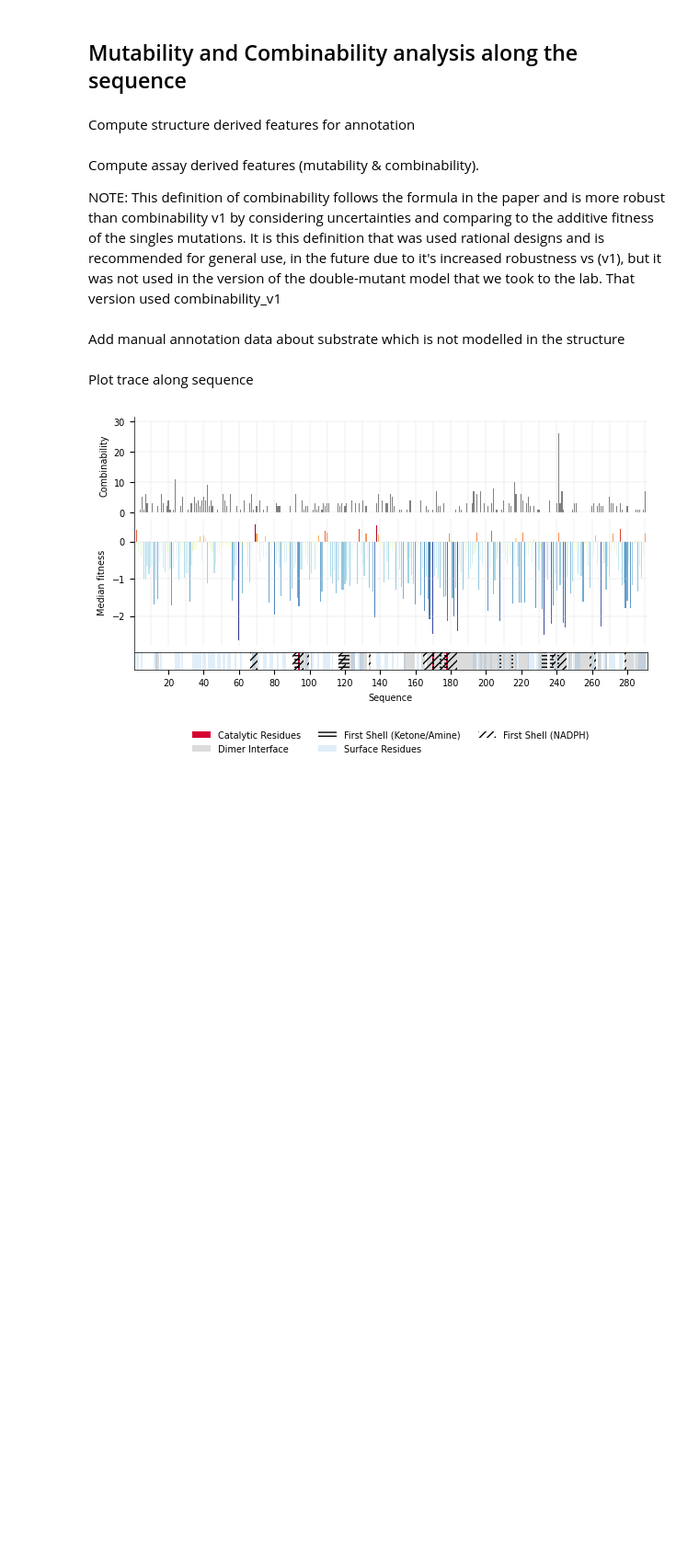
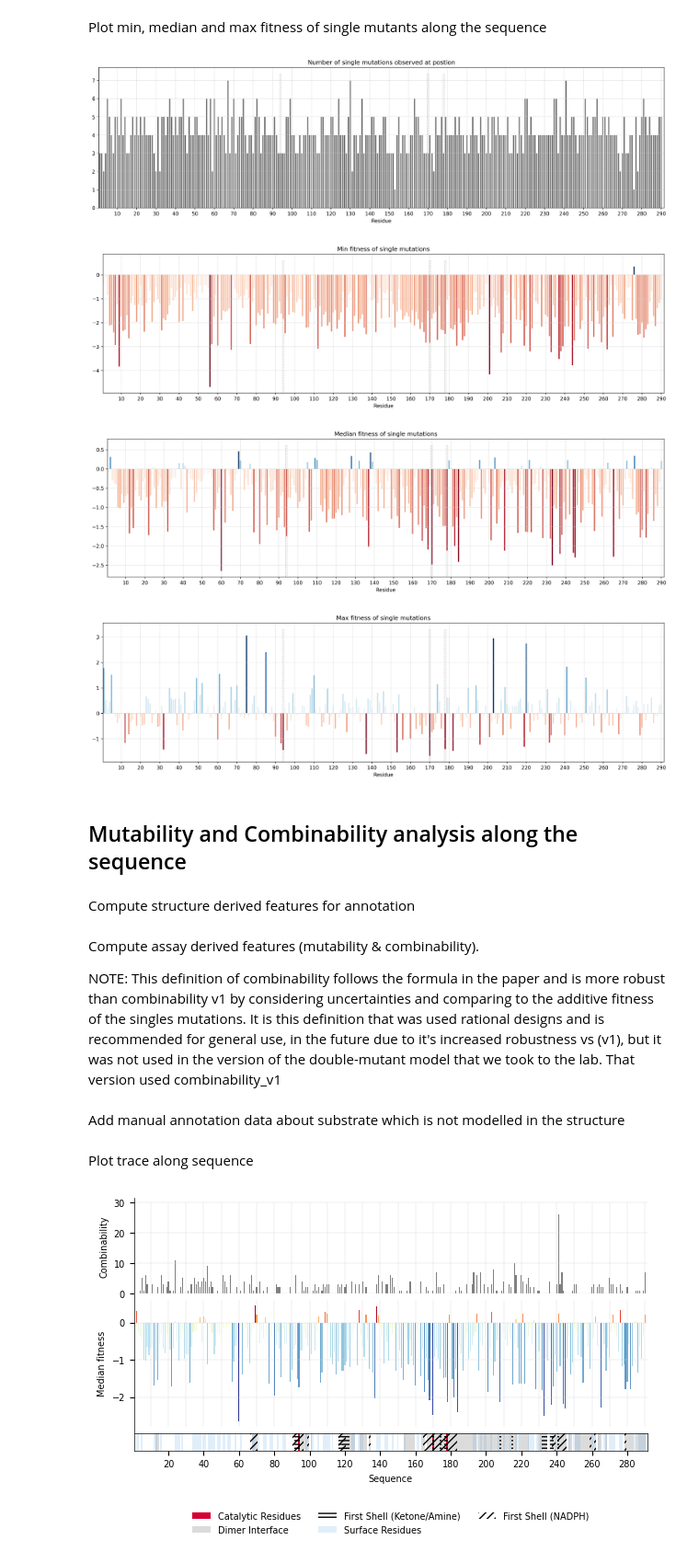
Before and after one commit to Hollfelder-Lab/lrDMS-IRED, a Jupyter notebook: notebooks/data_analysis.ipynb, the cells around one changed output. Shown: that part at 92% size. Cells and saved outputs as stored; diff of their text form; code cells hidden in the pictures; blank space fills up the shorter version.

```diff
--- a/notebooks/data_analysis.ipynb
+++ b/notebooks/data_analysis.ipynb
@@ -29,3 +80,35 @@ srired = IRED(DATA_PATH / "srired_active_data.csv")
+# %% [markdown]
+Plot min, median and max fitness of single mutants along the sequence
+# %%
+srired.data["single_pos"] = srired.data.query("hamming_to_wildtype == 1").variant.apply(lambda x: int(x[1:-1]))
+
+srired.plot_along_sequence(
+    srired.data.query("hamming_to_wildtype == 1").groupby("single_pos").fitness.count(),
+    title="Number of single mutations observed at postion",
+)
+
+srired.plot_along_sequence(
+    srired.data.query("hamming_to_wildtype == 1").groupby("single_pos").fitness.min(),
+    title="Min fitness of single mutations",
+    hue=srired.data.query("hamming_to_wildtype == 1").groupby("single_pos").fitness.min(),
+)
+
+srired.plot_along_sequence(
+    srired.data.query("hamming_to_wildtype == 1").groupby("single_pos").fitness.median(),
+    title="Median fitness of single mutations",
+    hue=srired.data.query("hamming_to_wildtype == 1").groupby("single_pos").fitness.median(),
+)
+
+srired.plot_along_sequence(
+    srired.data.query("hamming_to_wildtype == 1").groupby("single_pos").fitness.max(),
+    title="Max fitness of single mutations",
+    hue=srired.data.query("hamming_to_wildtype == 1").groupby("single_pos").fitness.max(),
+);
+# %% [output]
+[figure, added]
+[figure, added]
+[figure, added]
+[figure, added]
 # %% [markdown]
 ## Mutability and Combinability analysis along the sequence
 # %% [markdown]
```
Also changed, not shown: parts of 8 cells of this notebook.
